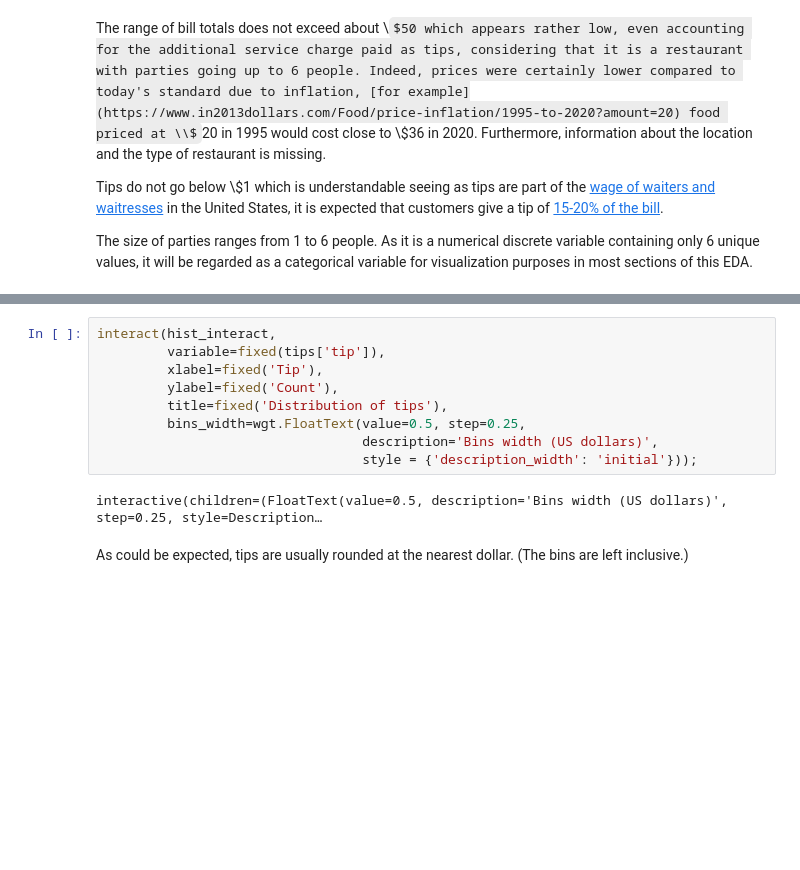
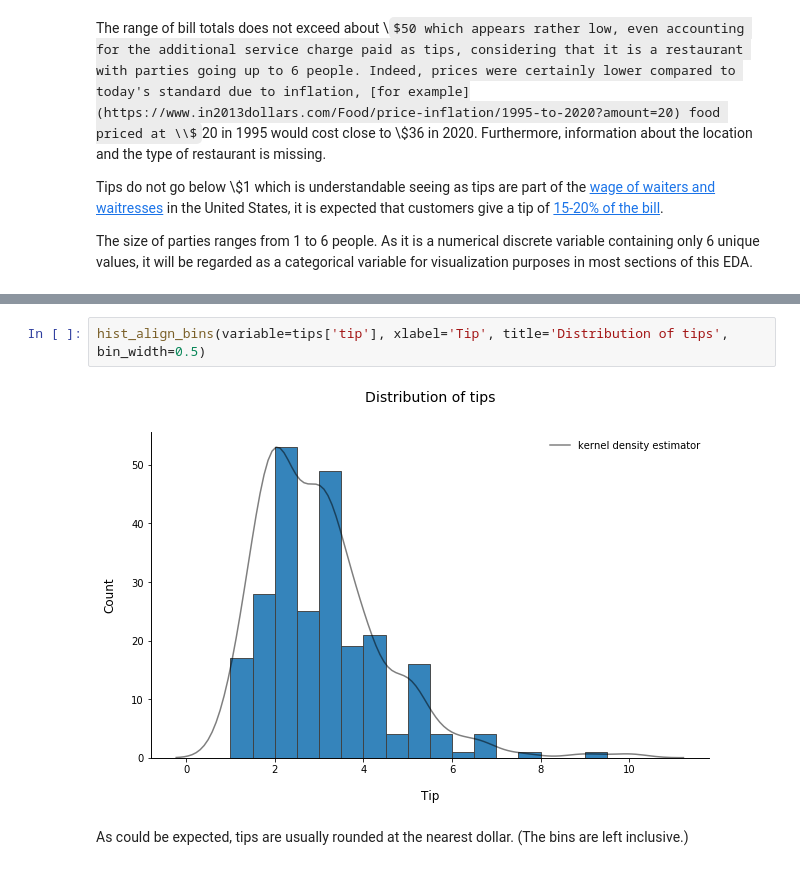
Before and after one commit to patrickwfitzgerald/portfolio, a Jupyter notebook: exploratory-data-analysis-python/Exploratory Data Analysis in Python.ipynb, the cells around one changed output, grey strips where cells are left out. Cells and saved outputs as stored; diff of their text form; some formulas as TeX source; blank space fills up the shorter version.

```diff
--- a/exploratory-data-analysis-python/Exploratory Data Analysis in Python.ipynb
+++ b/exploratory-data-analysis-python/Exploratory Data Analysis in Python.ipynb
@@ -237,14 +218,7 @@ interactive(children=(IntText(value=5, description='Bins width (US dollars)', st
 # %%
-interact(hist_interact,
-         variable=fixed(tips['tip']),
-         xlabel=fixed('Tip'),
-         ylabel=fixed('Count'),
-         title=fixed('Distribution of tips'),
-         bins_width=wgt.FloatText(value=0.5, step=0.25,
-                                  description='Bins width (US dollars)',
-                                  style = {'description_width': 'initial'}));
+hist_align_bins(variable=tips['tip'], xlabel='Tip', title='Distribution of tips', bin_width=0.5)
 # %% [output]
-interactive(children=(FloatText(value=0.5, description='Bins width (US dollars)', step=0.25, style=Description…
+[figure, added]
 # %% [markdown]
 As could be expected, tips are usually rounded at the nearest dollar. (The bins are left inclusive.)
 # %% [markdown]
```
Also changed, not shown: parts of 7 cells of this notebook, 26 other files.
